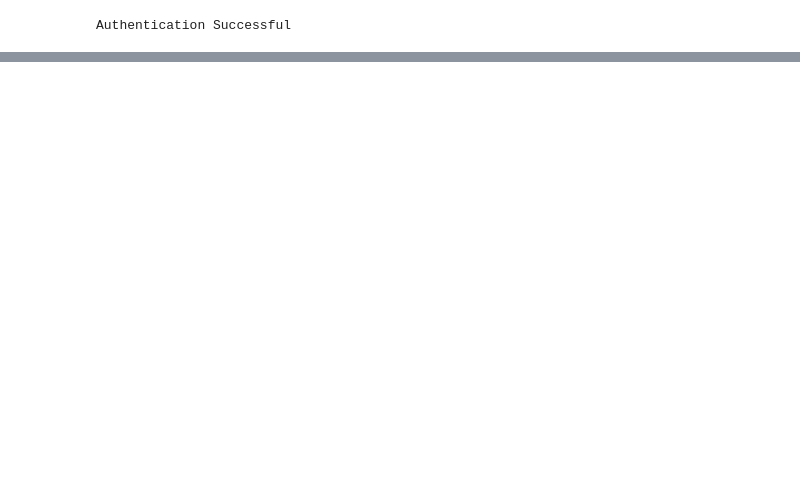
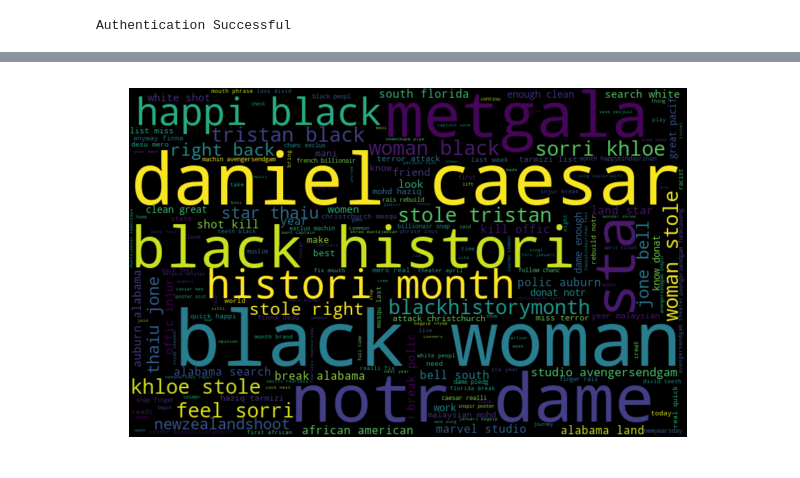
Before and after one commit to revanth802/CMPE-255-FA2020-Team6, a Jupyter notebook: Notebook.ipynb, the cells around one changed output, grey strips where cells are left out. Cells and saved outputs as stored; diff of their text form; code cells hidden in the pictures; blank space fills up the shorter version.

```diff
--- a/Notebook.ipynb
+++ b/Notebook.ipynb
@@ -248,0 +245,6 @@ covid_timeline_cleaned_df.head()
+# %%
+# Wordcloud visualization for precovid df
+
+text_blob_visualization(precovid_cleaned_df)
+# %% [output]
+[figure, added]
```
Also changed, not shown: parts of 6 cells of this notebook.
